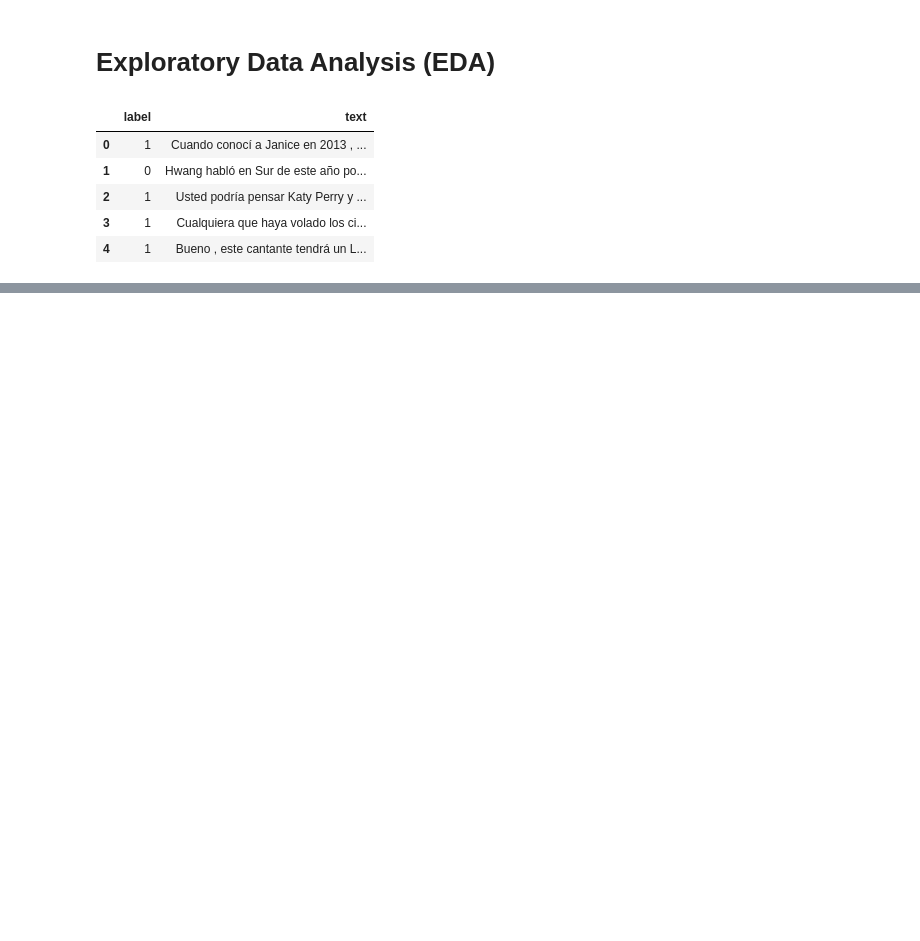
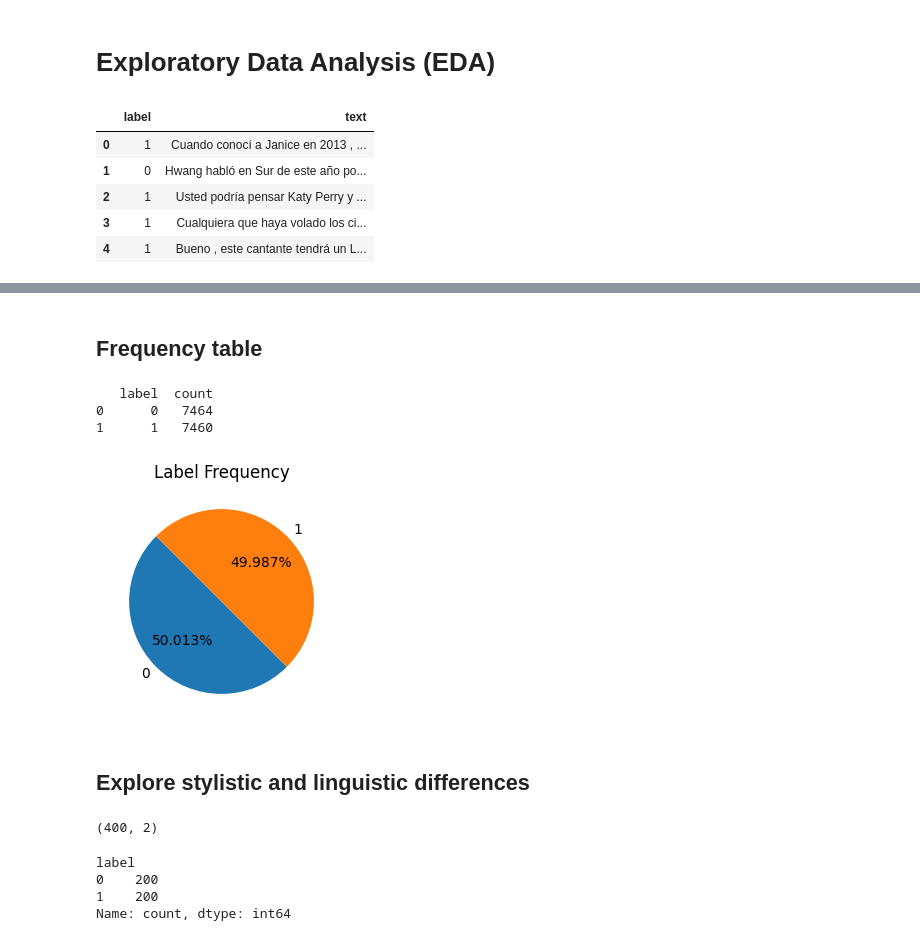
Before and after one commit to Funnear/project-3-nlp, a Jupyter notebook: notebooks/1_EDA.ipynb, the cells around one changed output, grey strips where cells are left out. Drawn from its saved outputs; the diff is of its cells as text; code cells hidden in the pictures; blank space fills up the shorter version.

```diff
--- a/notebooks/1_EDA.ipynb
+++ b/notebooks/1_EDA.ipynb
@@ -36,0 +98,43 @@ df.head(5)
+# %% [markdown]
+## Frequency table
+# %%
+frequency_table = eda.get_frequency_table(df, column='label')
+print(frequency_table)
+print()
+# %% [output]
+   label  count
+0      0   7464
+1      1   7460
+# %%
+# Calculate the frequency of each media_type
+label_counts = df["label"].value_counts()
+
+# Create a donut chart
+plt.figure(figsize=(3, 3))
+plt.pie(label_counts, labels=label_counts.index, autopct='%1.3f%%', startangle=135, wedgeprops={'width': 1})
+plt.title("Label Frequency")
+plt.show()
+# %% [output]
+[figure, added]
+# %% [markdown]
+## Explore stylistic and linguistic differences
+# %%
+# target sample size per class
+N_PER_CLASS = 200
+RANDOM_SEED = 42  # reproducibility
+
+# stratified sampling: same number of rows per label
+df_slice = (
+    df.groupby("label", group_keys=False)
+      .apply(lambda x: x.sample(n=N_PER_CLASS, random_state=RANDOM_SEED))
+      .reset_index(drop=True)
+)
+
+print(df_slice.shape)
+df_slice["label"].value_counts()
+# %% [output]
+(400, 2)
+label
+0    200
+1    200
+Name: count, dtype: int64
```
Also changed, not shown: parts of 28 cells of this notebook, 4 other files.
